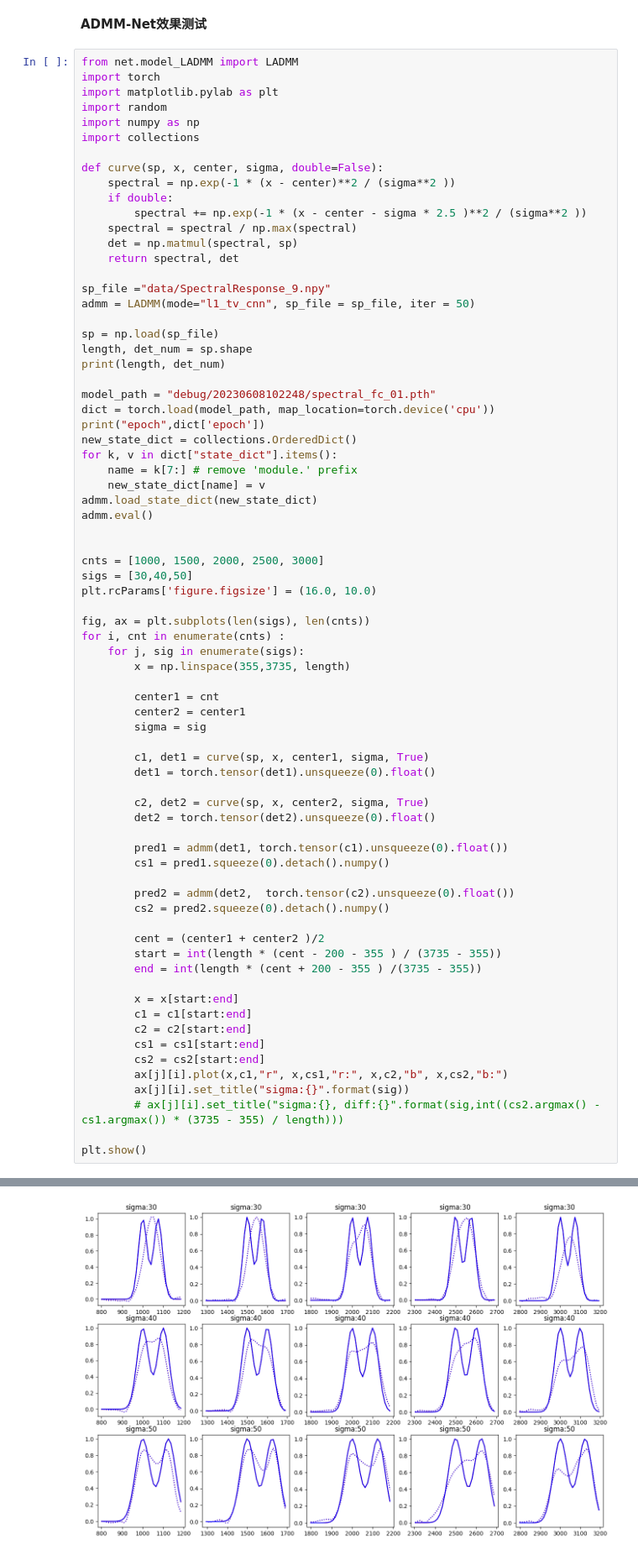
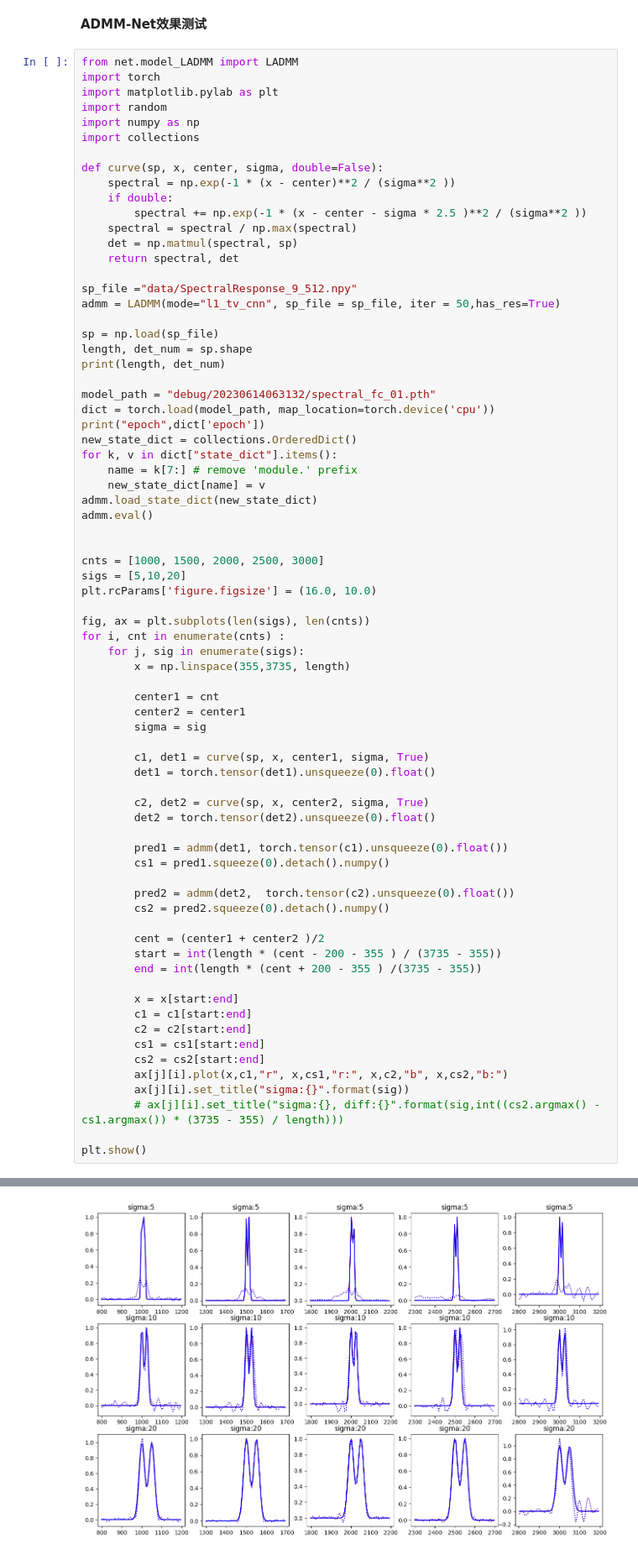
Before and after one commit to weinaike/AlgUnroll, a Jupyter notebook: test_admm.ipynb, the cells around one changed output, grey strips where cells are left out. Shown at 84% size. Saved outputs shown, nothing was run; the diff lists cells and outputs as text.

```diff
--- a/test_admm.ipynb
+++ b/test_admm.ipynb
@@ -50,14 +50,14 @@ def curve(sp, x, center, sigma, double=False):
     det = np.matmul(spectral, sp)
     return spectral, det
 
-sp_file ="data/SpectralResponse_9.npy"
-admm = LADMM(mode="l1_tv_cnn", sp_file = sp_file, iter = 50)
+sp_file ="data/SpectralResponse_9_512.npy"
+admm = LADMM(mode="l1_tv_cnn", sp_file = sp_file, iter = 50,has_res=True)
 
 sp = np.load(sp_file)
 length, det_num = sp.shape
 print(length, det_num)
 
-model_path = "debug/20230608102248/spectral_fc_01.pth"
+model_path = "debug/20230614063132/spectral_fc_01.pth"
 dict = torch.load(model_path, map_location=torch.device('cpu'))
 print("epoch",dict['epoch'])
 new_state_dict = collections.OrderedDict()
@@ -69,7 +69,7 @@ admm.eval()
 
 
 cnts = [1000, 1500, 2000, 2500, 3000]
-sigs = [30,40,50]
+sigs = [5,10,20]
 plt.rcParams['figure.figsize'] = (16.0, 10.0)
 
 fig, ax = plt.subplots(len(sigs), len(cnts))
@@ -113 +113 @@ epoch 43
-[figure, old version]
+[figure, new version]
```
Also changed, not shown: parts of 1 cell of this notebook, 7 other files.
